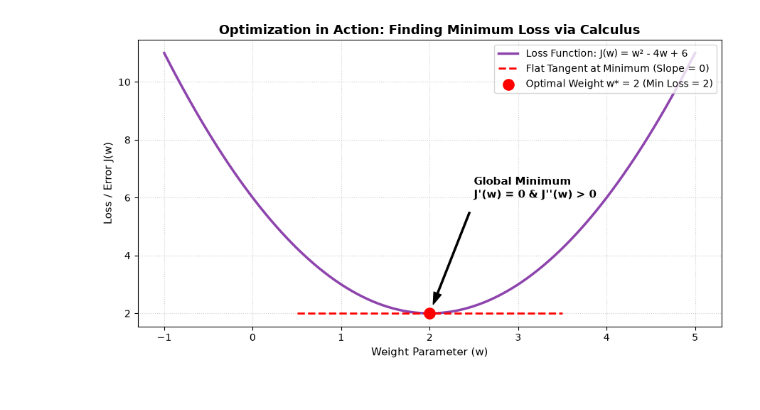
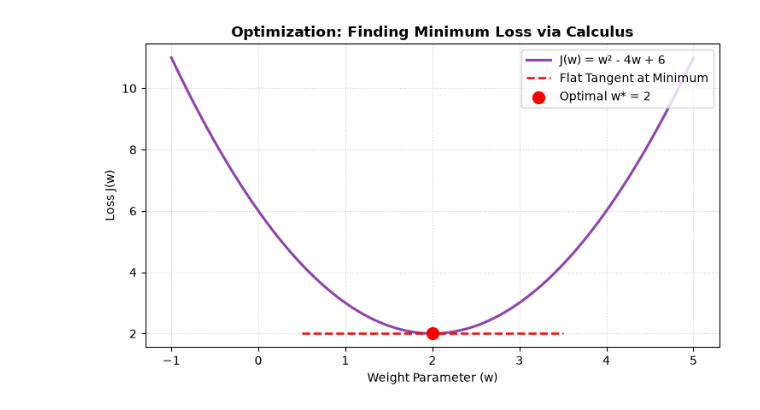
Before and after one commit to SobanAhmad-28/Ai_Ml_Learning, a Jupyter notebook: notebooks/maths_for_machine_learning/lec_3_calculus_and_optimization.ipynb, the cells around one changed output. Cells and saved outputs as stored; diff of their text form; code cells hidden in the pictures.

```diff
--- a/notebooks/maths_for_machine_learning/lec_3_calculus_and_optimization.ipynb
+++ b/notebooks/maths_for_machine_learning/lec_3_calculus_and_optimization.ipynb
@@ -188,41 +192,31 @@ Chalo Python me is curve ko, uske tangent line ko, aur optimal minimum point ko
 # %%
-# Visualizing Loss Curve, Critical Minimum Point & Tangent Line
+# Visualizing Loss Curve & Optimal Minimum Point
 import numpy as np
 import matplotlib.pyplot as plt
 
-# Loss function: J(w) = w^2 - 4w + 6
 w = np.linspace(-1, 5, 200)
 loss = w**2 - 4*w + 6
 
-# Optimal minimum point
 w_min = 2
-loss_min = w_min**2 - 4*w_min + 6
+loss_min = 2
 
-# Tangent line at minimum (slope = 0, horizontal line at y = 2)
 w_tangent = np.linspace(0.5, 3.5, 50)
 loss_tangent = np.ones_like(w_tangent) * loss_min
 
-plt.figure(figsize=(9, 5))
-plt.plot(w, loss, color='#8e44ad', linewidth=2.5, label='Loss Function: J(w) = w² - 4w + 6')
-plt.plot(w_tangent, loss_tangent, color='red', linestyle='--', linewidth=2, label='Flat Tangent at Minimum (Slope = 0)')
-plt.scatter([w_min], [loss_min], color='red', s=120, zorder=5, label=f'Optimal Weight w* = {w_min} (Min Loss = {loss_min})')
+plt.figure(figsize=(7.5, 4.5), dpi=100)
+plt.plot(w, loss, color='#8e44ad', linewidth=2.2, label='J(w) = w² - 4w + 6')
+plt.plot(w_tangent, loss_tangent, color='red', linestyle='--', linewidth=1.8, label='Flat Tangent at Minimum')
+plt.scatter([w_min], [loss_min], color='red', s=100, zorder=5, label=f'Optimal w* = {w_min}')
 
-# Annotations
-plt.annotate('Global Minimum\nJ\'(w) = 0 & J\'\'(w) > 0',
-             xy=(w_min, loss_min),
-             xytext=(w_min + 0.5, loss_min + 4),
-             arrowprops=dict(facecolor='black', shrink=0.08, width=1.5, headwidth=8),
-             fontsize=11, fontweight='bold')
-
-plt.title("Optimization in Action: Finding Minimum Loss via Calculus", fontsize=13, fontweight='bold')
-plt.xlabel("Weight Parameter (w)", fontsize=11)
-plt.ylabel("Loss / Error J(w)", fontsize=11)
+plt.title("Optimization: Finding Minimum Loss via Calculus", fontsize=12, fontweight='bold')
+plt.xlabel("Weight Parameter (w)", fontsize=10)
+plt.ylabel("Loss J(w)", fontsize=10)
 plt.grid(True, linestyle=':', alpha=0.6)
 plt.legend(loc='upper right')
 plt.tight_layout()
 plt.show()
 # %% [output]
-[figure, old version]
+[figure, new version]
 # %% [markdown]
 ---
 
```
Also changed, not shown: parts of 8 cells of this notebook, 1 other file.
